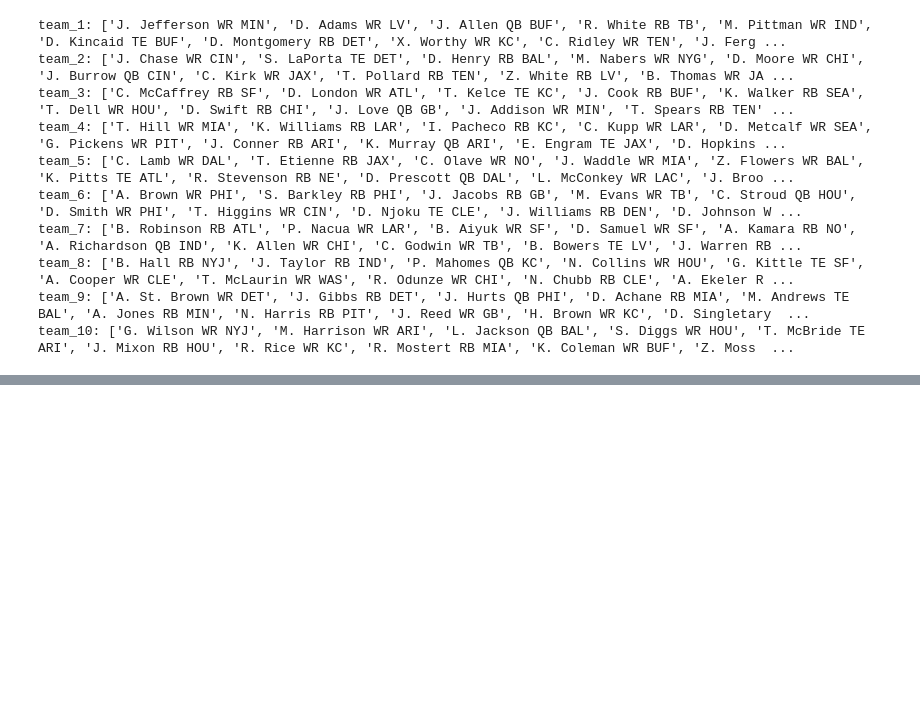
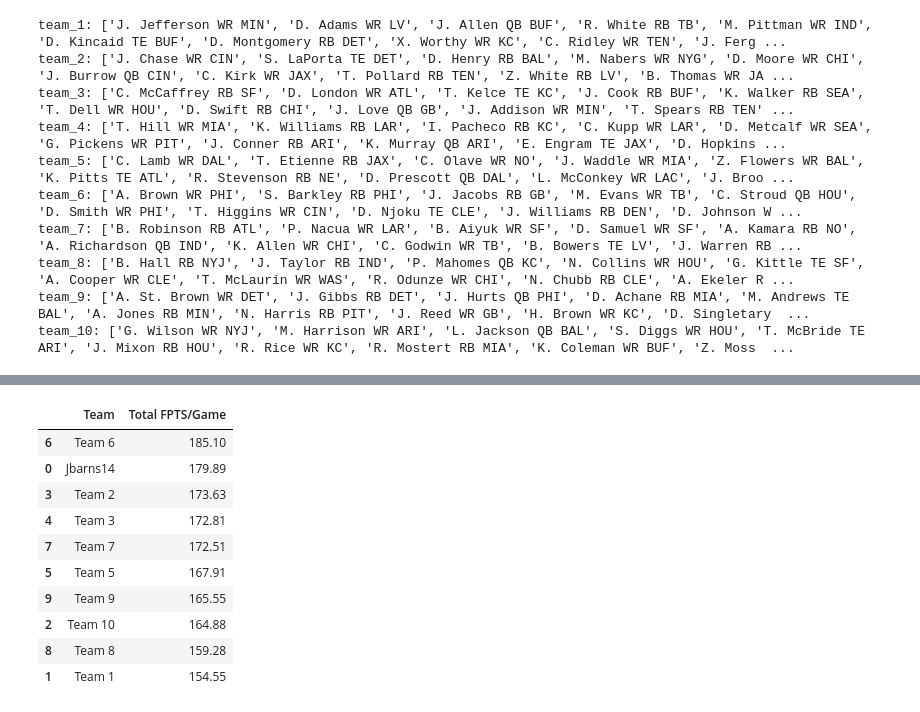
Before and after one commit to jbarns14/fantasy_personal_project, a Jupyter notebook: web_scrape.ipynb, the cells around one changed output, grey strips where cells are left out. Saved outputs shown, nothing was run; the diff lists cells and outputs as text; code cells hidden in the pictures; blank space fills up the shorter version.

```diff
--- a/web_scrape.ipynb
+++ b/web_scrape.ipynb
@@ -443,0 +383,9 @@ mock_draft_df
+# %%
+for player in mock_draft_df["Jbarns14"]:
+    player_id = player.split(" ")[1] + " " + player.split(" ")[3]
+    player_FPTS_per_game = all_projections_df[
+        all_projections_df["Player"].str.contains(player_id)
+        & (all_projections_df["POS"] == player.split(" ")[2])
+    ][["Player", "FPTS/Game"]]
+
+    # Team_FPTS_per_game = sum(player_FPTS_per_game)
@@ -443,0 +436,56 @@ mock_draft_df
+# %%
+import pandas as pd
+
+# Assuming mock_draft_df and all_projections_df are already defined
+# Initialize an empty DataFrame to store results
+players_fpts_df = pd.DataFrame(columns=["Player", "FPTS/Game", "Team"])
+
+# Loop through each team column in mock_draft_df
+for team_name in mock_draft_df.columns:
+    for player in mock_draft_df[team_name]:
+        if "DEF" in player:
+            player_id = player.split(" ")[1]
+            position = "DEF"  # If 'DEF' is present, set position to 'DEF'
+        else:
+            player_id = player.split(" ")[1] + " " + player.split(" ")[-1]
+            position = player.split(" ")[2]
+
+        # Filter all_projections_df for matching player_id and position
+        player_FPTS_per_game = all_projections_df[
+            all_projections_df["Player"].str.contains(player_id)
+            & (all_projections_df["POS"] == position)
+        ][["Player", "FPTS/Game"]]
+
+        # Add team information to the result
+        player_FPTS_per_game["Team"] = team_name
+
+        # Append the result to the players_fpts_df DataFrame
+        players_fpts_df = pd.concat(
+            [players_fpts_df, player_FPTS_per_game], ignore_index=True
+        )
+
+# Calculate total FPTS/Game for each team
+team_fpts_total = (
+    players_fpts_df.groupby("Team")["FPTS/Game"]
+    .sum()
+    .reset_index()
+    .sort_values("FPTS/Game", ascending=False)
+)
+
+# Rename columns for clarity
+team_fpts_total.columns = ["Team", "Total FPTS/Game"]
+
+# Display the resulting DataFrame with total FPTS/Game per team
+team_fpts_total
+# %% [output]
+|  | Team | Total FPTS/Game |
+| 6 | Team 6 | 185.10 |
+| 0 | Jbarns14 | 179.89 |
+| 3 | Team 2 | 173.63 |
+| 4 | Team 3 | 172.81 |
+| 7 | Team 7 | 172.51 |
+| 5 | Team 5 | 167.91 |
+| 9 | Team 9 | 165.55 |
+| 2 | Team 10 | 164.88 |
+| 8 | Team 8 | 159.28 |
+| 1 | Team 1 | 154.55 |
```
Also changed, not shown: parts of 9 cells of this notebook.
